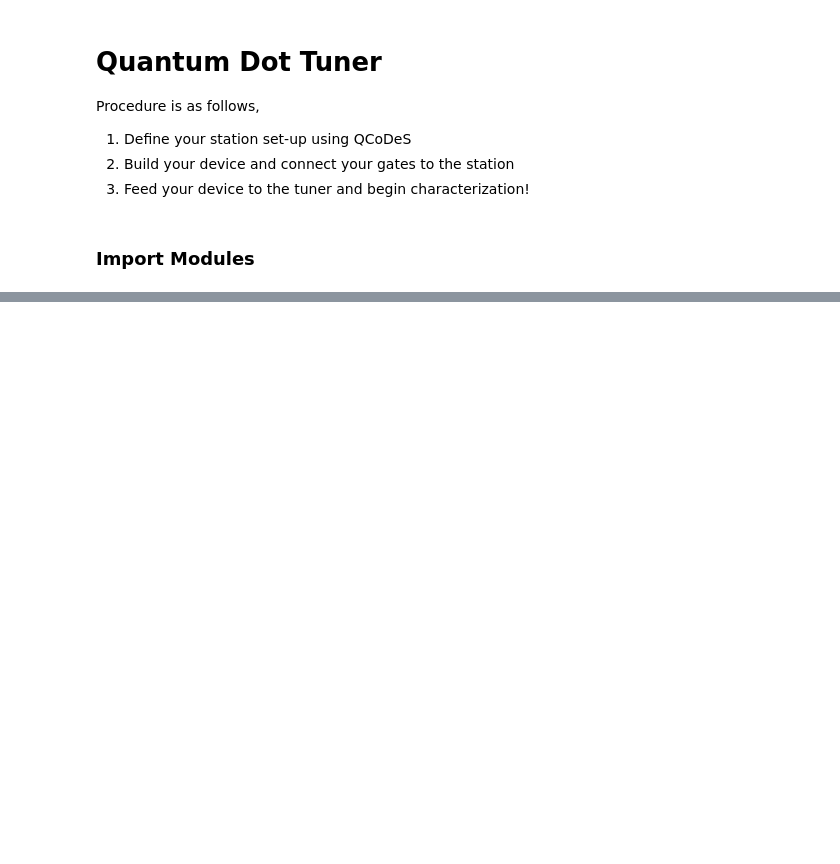
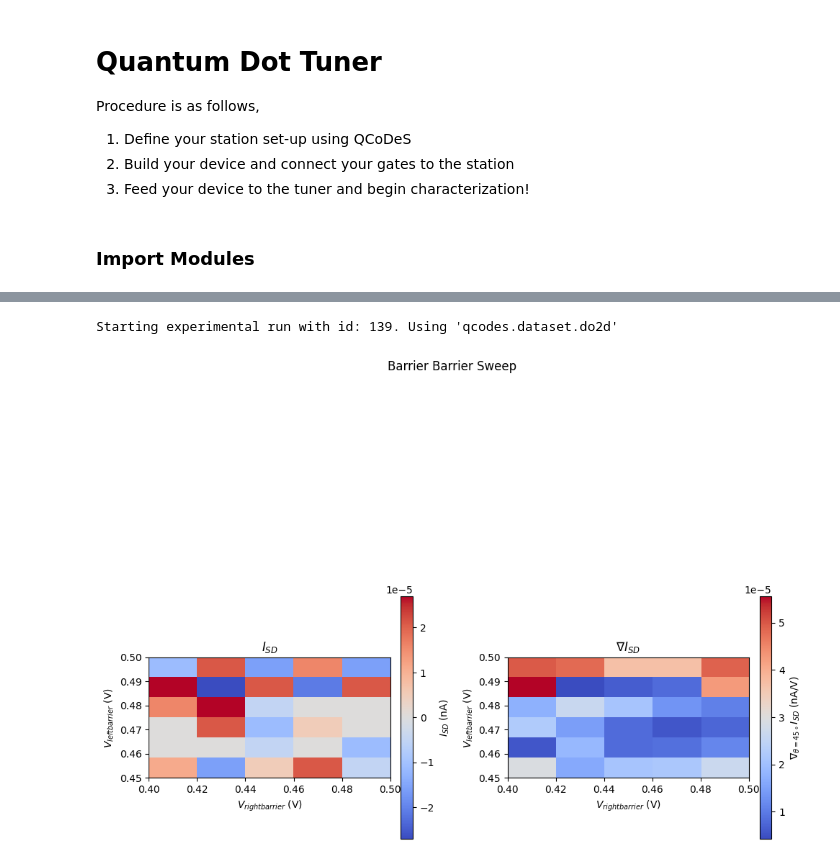
Before and after one commit to mainCSG/qd-device-tuner, a Jupyter notebook: sandbox.ipynb, the cells around one changed output, grey strips where cells are left out. Saved outputs shown, nothing was run; the diff lists cells and outputs as text; code cells hidden in the pictures; blank space fills up the shorter version.

```diff
--- a/sandbox.ipynb
+++ b/sandbox.ipynb
@@ -58,0 +113,11 @@ tuner = SingleChargeTransistor(device=SET, save_dir=Path("."))
+# %%
+tuner.device.leftbarrier.pinch_off_voltage = 0.45
+tuner.device.leftbarrier.pinch_off_width = 0.05
+
+tuner.device.rightbarrier.pinch_off_voltage = 0.4
+tuner.device.rightbarrier.pinch_off_width = 0.1
+# %%
+bb_sweep_data = tuner.sweep_barriers()
+# %% [output]
+Starting experimental run with id: 139. Using 'qcodes.dataset.do2d'
+[figure, added]
```
Also changed, not shown: parts of 18 cells of this notebook, 25 other files.
